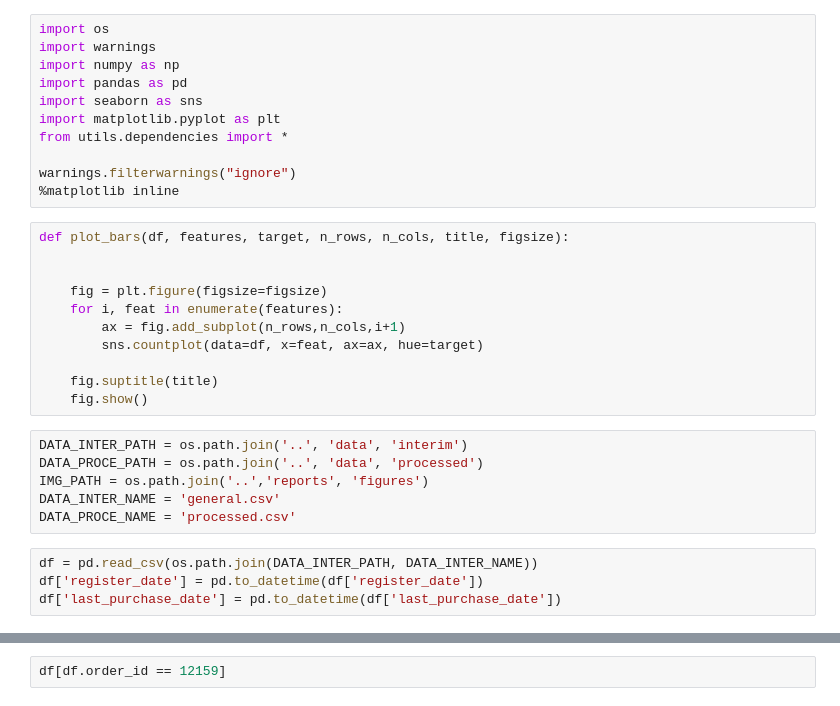
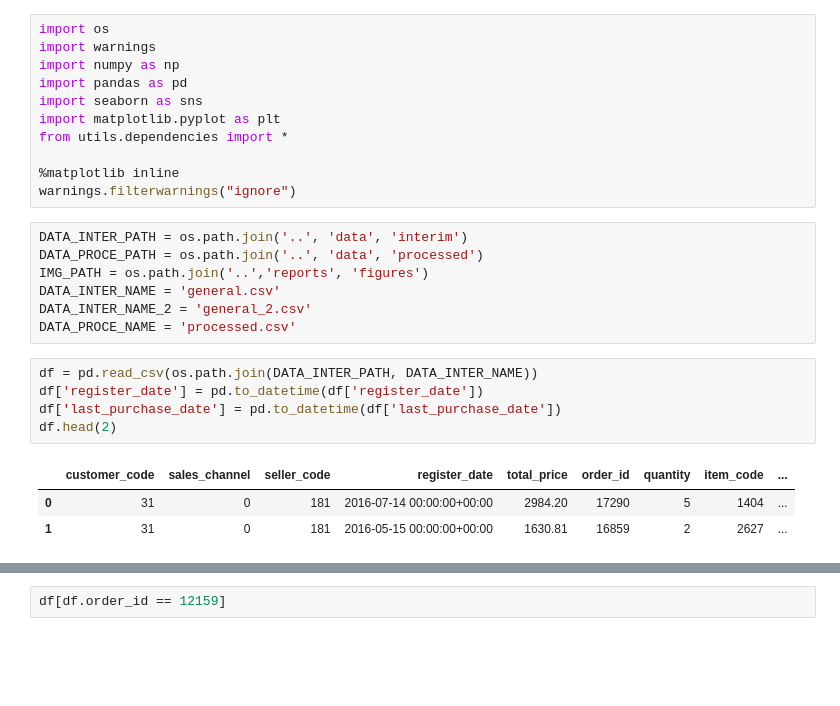
Before and after one commit to gstw7/case_20211031, a Jupyter notebook: notebooks/02-EDA.ipynb, the cells around one changed output, grey strips where cells are left out. Cells and saved outputs as stored; diff of their text form; blank space fills up the shorter version.

```diff
--- a/notebooks/02-EDA.ipynb
+++ b/notebooks/02-EDA.ipynb
@@ -15,26 +7,21 @@ import seaborn as sns
 import matplotlib.pyplot as plt
 from utils.dependencies import *
 
+%matplotlib inline
 warnings.filterwarnings("ignore")
-%matplotlib inline
-# %%
-def plot_bars(df, features, target, n_rows, n_cols, title, figsize):
-
-
-    fig = plt.figure(figsize=figsize)
-    for i, feat in enumerate(features):
-        ax = fig.add_subplot(n_rows,n_cols,i+1)
-        sns.countplot(data=df, x=feat, ax=ax, hue=target)
-
-    fig.suptitle(title)
-    fig.show()
 # %%
 DATA_INTER_PATH = os.path.join('..', 'data', 'interim')
 DATA_PROCE_PATH = os.path.join('..', 'data', 'processed')
 IMG_PATH = os.path.join('..','reports', 'figures')
 DATA_INTER_NAME = 'general.csv'
+DATA_INTER_NAME_2 = 'general_2.csv'
 DATA_PROCE_NAME = 'processed.csv'
 # %%
 df = pd.read_csv(os.path.join(DATA_INTER_PATH, DATA_INTER_NAME))
 df['register_date'] = pd.to_datetime(df['register_date'])
 df['last_purchase_date'] = pd.to_datetime(df['last_purchase_date'])
+df.head(2)
+# %% [output]
+|  | customer_code | sales_channel | seller_code | register_date | total_price | order_id | quantity | item_code | ... |
+| 0 | 31 | 0 | 181 | 2016-07-14 00:00:00+00:00 | 2984.20 | 17290 | 5 | 1404 | ... |
+| 1 | 31 | 0 | 181 | 2016-05-15 00:00:00+00:00 | 1630.81 | 16859 | 2 | 2627 | ... |
```
Also changed, not shown: parts of 5 cells of this notebook, 12 other files.
